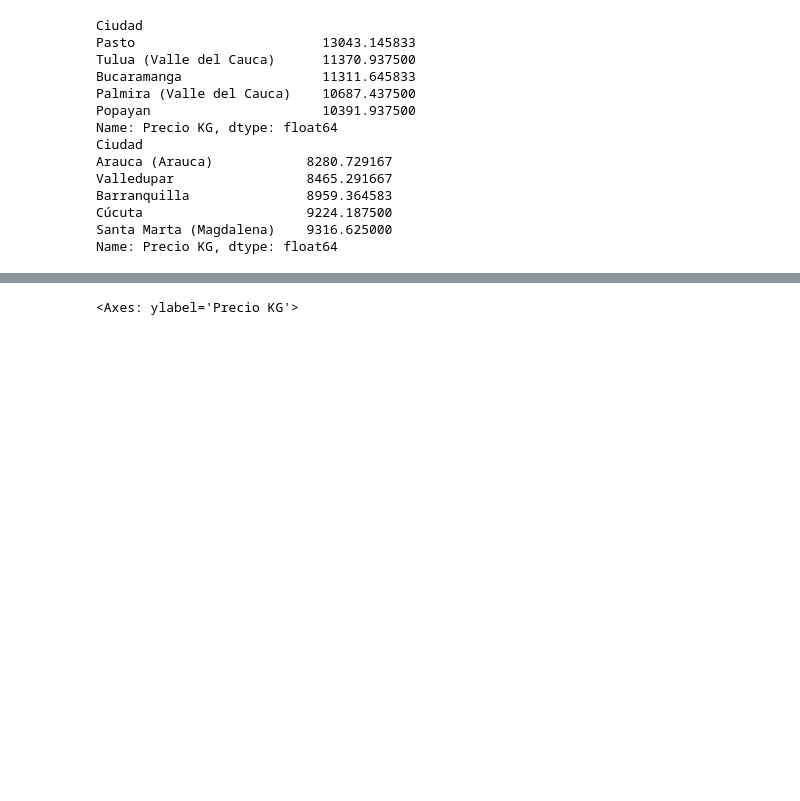
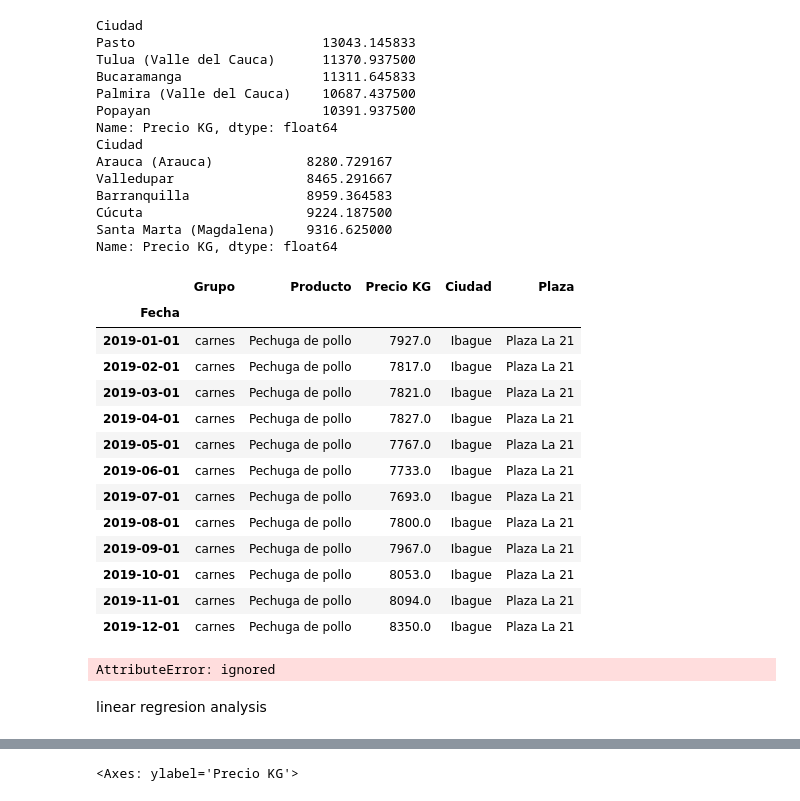
Before and after one commit to RioDeMilo/RETAIL-PRICES-COLOMBIA, a Jupyter notebook: IPC1823.ipynb, the cells around one changed output, grey strips where cells are left out. Drawn from its saved outputs; the diff is of its cells as text; code cells hidden in the pictures; blank space fills up the shorter version.

```diff
--- a/IPC1823.ipynb
+++ b/IPC1823.ipynb
@@ -487,3 +487,26 @@ Barranquilla               8959.364583
 Cúcuta                     9224.187500
 Santa Marta (Magdalena)    9316.625000
 Name: Precio KG, dtype: float64
+# %%
+dfpc.loc['2019':'2019-12']
+# %% [output]
+|  | Grupo | Producto | Precio KG | Ciudad | Plaza |
+| Fecha |  |  |  |  |  |
+| 2019-01-01 | carnes | Pechuga de pollo | 7927.0 | Ibague | Plaza La 21 |
+| 2019-02-01 | carnes | Pechuga de pollo | 7817.0 | Ibague | Plaza La 21 |
+| 2019-03-01 | carnes | Pechuga de pollo | 7821.0 | Ibague | Plaza La 21 |
+| 2019-04-01 | carnes | Pechuga de pollo | 7827.0 | Ibague | Plaza La 21 |
+| 2019-05-01 | carnes | Pechuga de pollo | 7767.0 | Ibague | Plaza La 21 |
+| 2019-06-01 | carnes | Pechuga de pollo | 7733.0 | Ibague | Plaza La 21 |
+| 2019-07-01 | carnes | Pechuga de pollo | 7693.0 | Ibague | Plaza La 21 |
+| 2019-08-01 | carnes | Pechuga de pollo | 7800.0 | Ibague | Plaza La 21 |
+| 2019-09-01 | carnes | Pechuga de pollo | 7967.0 | Ibague | Plaza La 21 |
+| 2019-10-01 | carnes | Pechuga de pollo | 8053.0 | Ibague | Plaza La 21 |
+| 2019-11-01 | carnes | Pechuga de pollo | 8094.0 | Ibague | Plaza La 21 |
+| 2019-12-01 | carnes | Pechuga de pollo | 8350.0 | Ibague | Plaza La 21 |
+# %%
+dfpc.groupby(dfpc.Fecha.dt.year)['Precio KG'].mean()
+# %% [output]
+AttributeError: ignored
+# %% [markdown]
+linear regresion analysis
```
Also changed, not shown: parts of 12 cells of this notebook.
